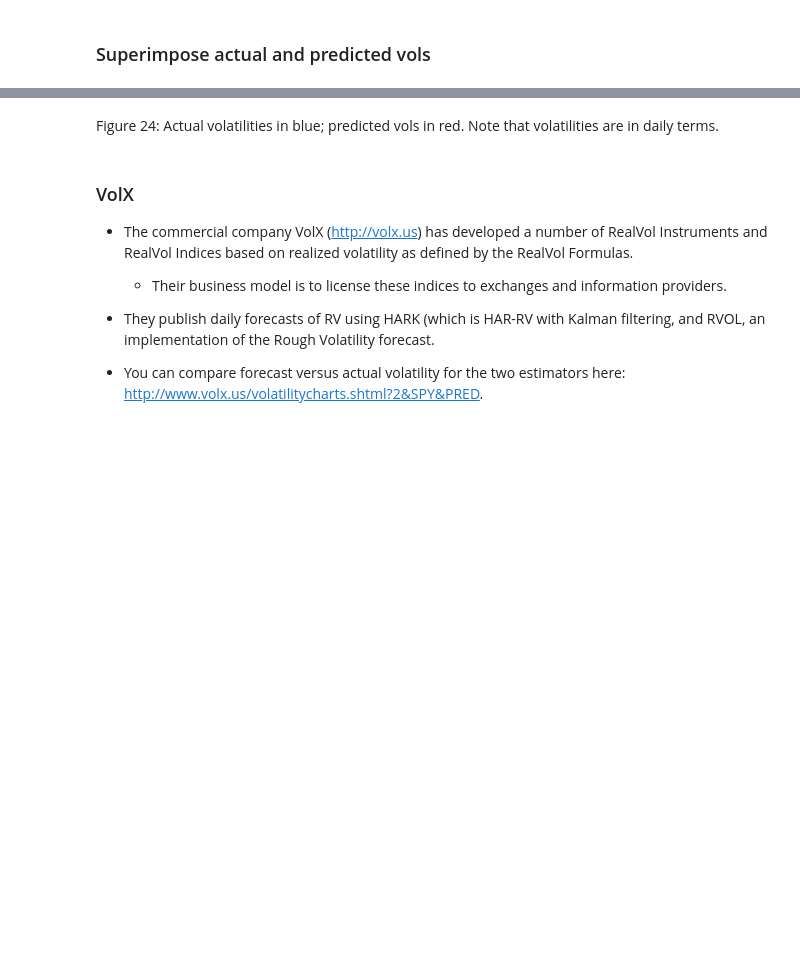
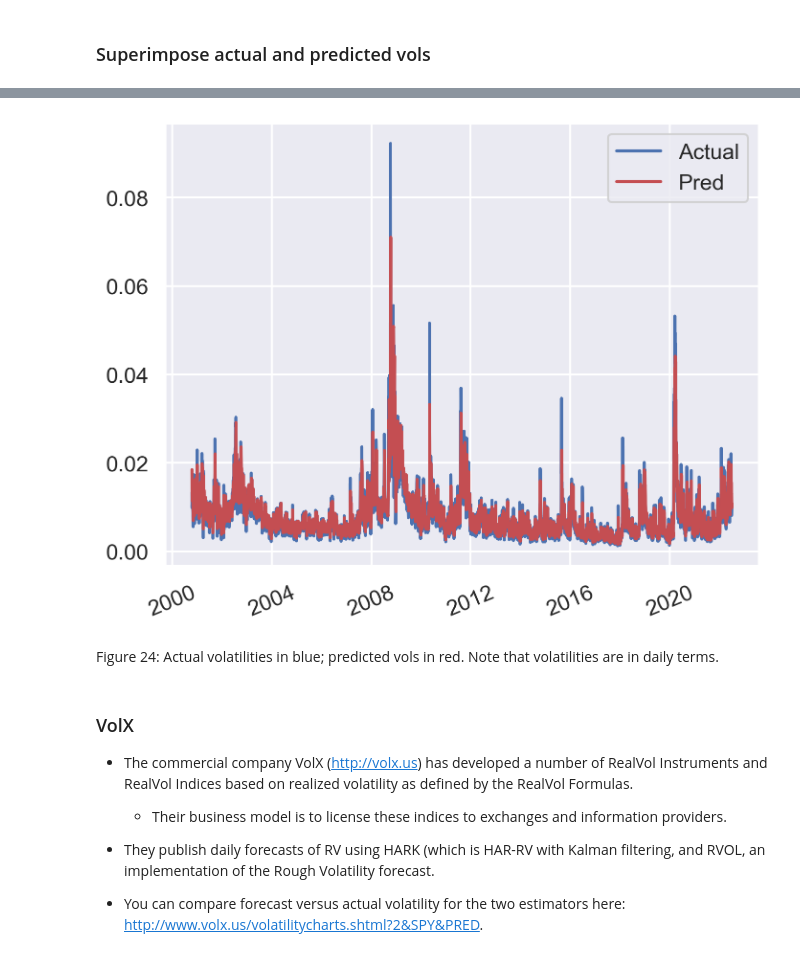
Before and after one commit to fbourgey/RoughVolatilityWorkshop, a Jupyter notebook: QM2024_1_Econometrics.ipynb, the cells around one changed output, grey strips where cells are left out. Saved outputs shown, nothing was run; the diff lists cells and outputs as text; code cells hidden in the pictures; blank space fills up the shorter version.

```diff
--- a/QM2024_1_Econometrics.ipynb
+++ b/QM2024_1_Econometrics.ipynb
@@ -1210,3 +1230,14 @@ plt.show()
+# %%
+dates = pd.to_datetime(df_spx["date"][n_lags + 1 :].values)
+
+fig, ax = plt.subplots()
+ax.plot(dates, vol_actual, "-b", label="Actual")
+ax.plot(dates, vol_pred, "-r", label="Pred")
+ax.legend()
+plt.xticks(rotation=22.5)
+plt.show()
+# %% [output]
+[figure, added]
 # %% [markdown]
 Figure 24: Actual volatilities in blue; predicted vols in red.  Note that volatilities are in daily terms.
 # %% [markdown]
```
Also changed, not shown: parts of 25 cells of this notebook.
